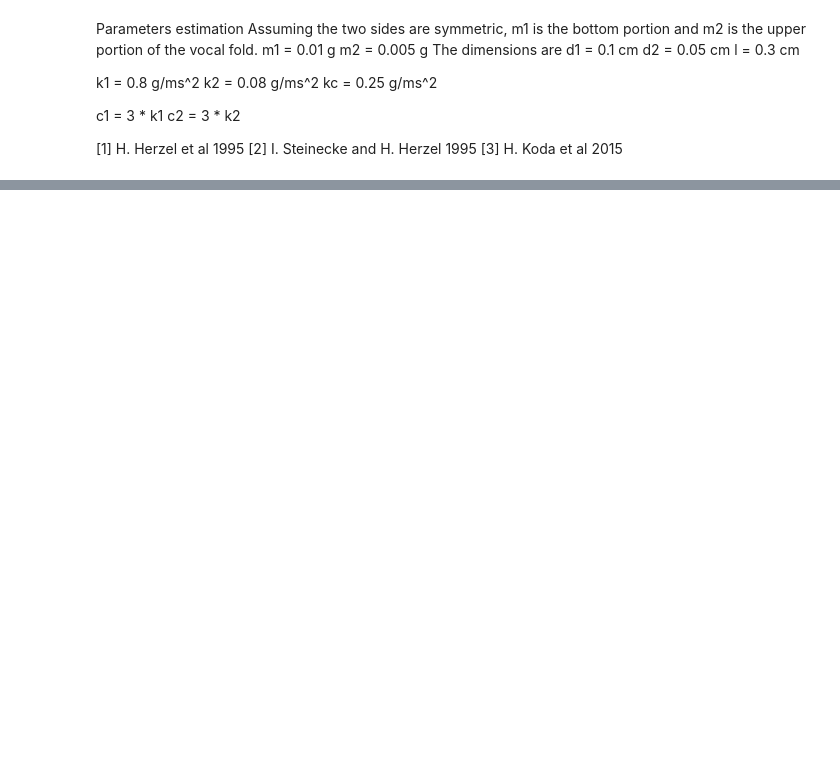
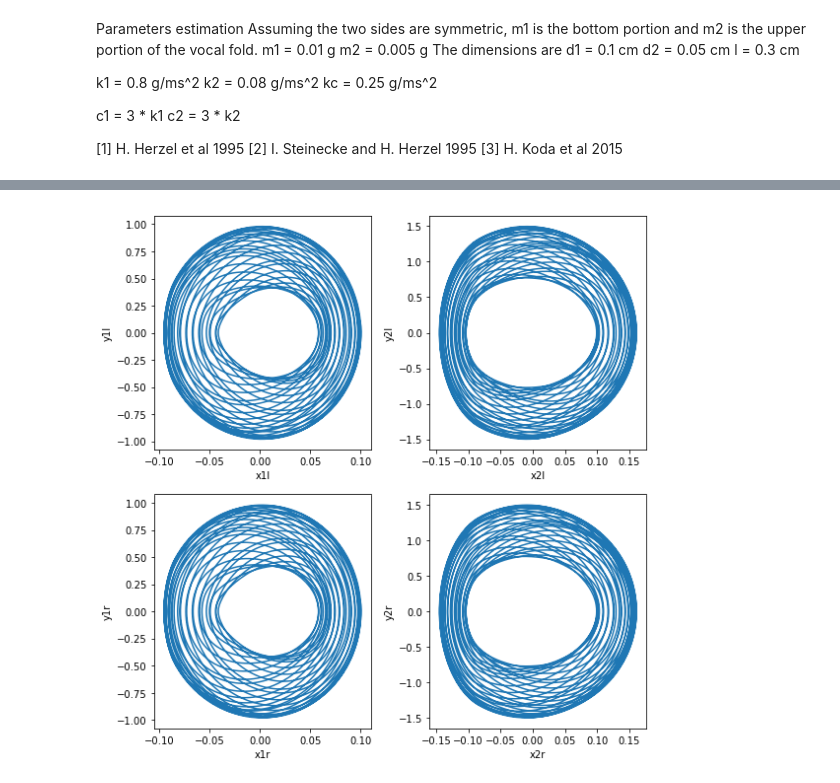
Before and after one commit to yisiszhang/two_mass_model, a Jupyter notebook: two_mass_model.ipynb, the cells around one changed output, grey strips where cells are left out. Saved outputs shown, nothing was run; the diff lists cells and outputs as text; code cells hidden in the pictures; blank space fills up the shorter version.

```diff
--- a/two_mass_model.ipynb
+++ b/two_mass_model.ipynb
@@ -136,0 +155,32 @@ plt.show()
+# %%
+# Plot results
+fig = plt.figure(1, figsize=(8,8))
+
+# phase plot x1l
+ax1l = fig.add_subplot(221)
+ax1l.plot(psoln[:,0], psoln[:,1])
+ax1l.set_xlabel('x1l')
+ax1l.set_ylabel('y1l')
+
+# phase plot x2l
+ax2l = fig.add_subplot(222)
+ax2l.plot(psoln[:,2], psoln[:,3])
+ax2l.set_xlabel('x2l')
+ax2l.set_ylabel('y2l')
+
+# phase plot x1r
+ax1r = fig.add_subplot(223)
+ax1r.plot(psoln[:,4], psoln[:,5])
+ax1r.set_xlabel('x1r')
+ax1r.set_ylabel('y1r')
+
+# phase plot x2r
+ax2r = fig.add_subplot(224)
+ax2r.plot(psoln[:,6], psoln[:,7])
+ax2r.set_xlabel('x2r')
+ax2r.set_ylabel('y2r')
+
+plt.tight_layout()
+plt.show()
+# %% [output]
+[figure, added]
```
Also changed, not shown: parts of 3 cells of this notebook.
